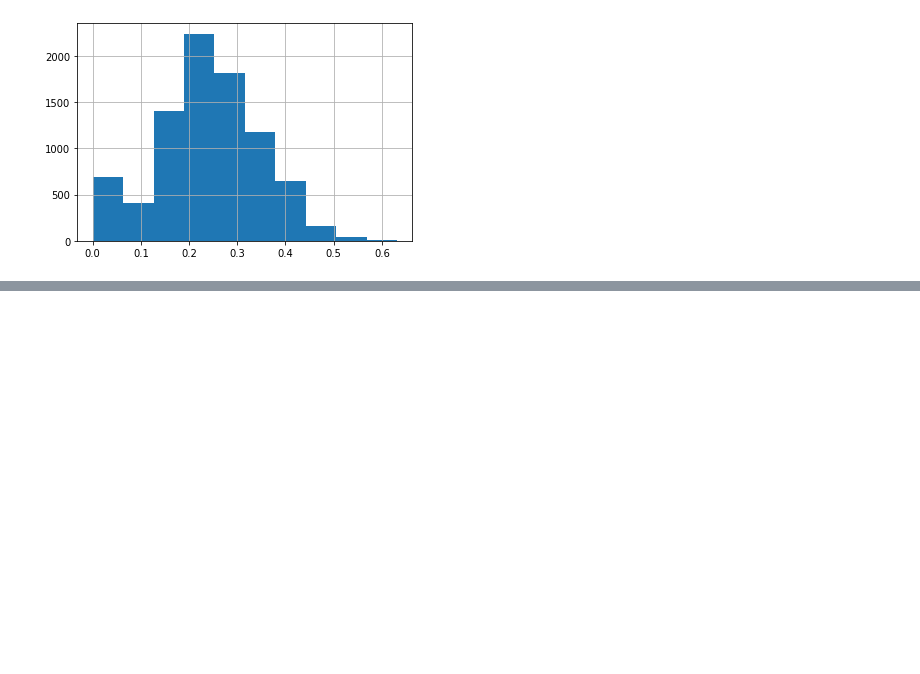
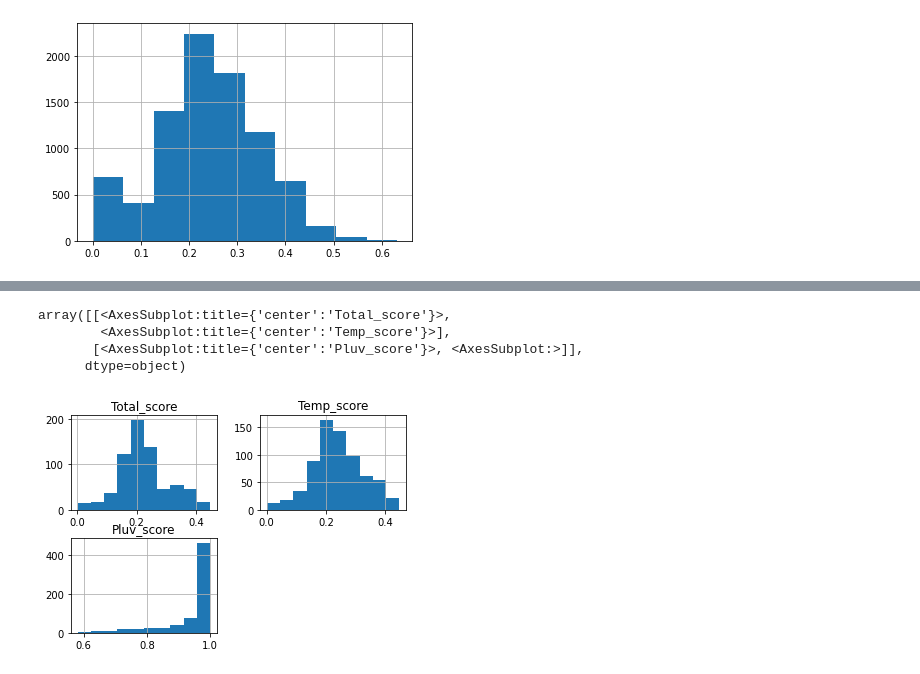
Before and after one commit to owalid/adaptaviz, a Jupyter notebook: score/Scoring Function.ipynb, the cells around one changed output, grey strips where cells are left out. Drawn from its saved outputs; the diff is of its cells as text; code cells hidden in the pictures; blank space fills up the shorter version.

Commit message:
pra score

```diff
--- a/score/Scoring Function.ipynb
+++ b/score/Scoring Function.ipynb
@@ -255,3 +220,19 @@ new['Temp_score'].hist()
 [figure]
 # %%
 new.to_csv('total_score_orge_H3_2_6.csv')
+# %%
+def score_pra(df_plante, df_meteo, horizons, species, scenarios, df_pra):
+    pra_dict = {}
+    for specie in species:
+        for scenario in scenarios:
+            for horizon in horizons:
+                score = get_all_scores(df_plante, df_meteo, species, horizon, scenario)
+                score['nom'] = df_pra['nom']
+                score['code_pra'] = df_pra['code_pra']
+                new['Temp_score'] = score.groupby('code_pra').agg({'Temp_score': "mean"})
+                new['Pluv_score'] = score.groupby('code_pra').agg({'Pluv_score': "mean"})
+                new['Total_score'] = score.groupby('code_pra').agg({'Total_score': "mean"})
+                new['Species'] = espece
+                new['Horizon'] = horizon
+                new['Scenario'] = senario
+    return new
@@ -257,0 +261,4 @@ new.to_csv('total_score_orge_H3_2_6.csv')
+# %%
+df_pra = pd.read_csv('Data_Frame_Petite_region_agricole.csv')
+# %%
+new = score_pra(climate_df, pheno_df, 'H3', 'Orge', 'RCP2.6', df_pra)
@@ -257,0 +316,8 @@ new.to_csv('total_score_orge_H3_2_6.csv')
+# %%
+new.hist()
+# %% [output]
+array([[<AxesSubplot:title={'center':'Total_score'}>,
+        <AxesSubplot:title={'center':'Temp_score'}>],
+       [<AxesSubplot:title={'center':'Pluv_score'}>, <AxesSubplot:>]],
+      dtype=object)
+[figure, added]
```
Also changed, not shown: parts of 6 cells of this notebook, 3 other files.
